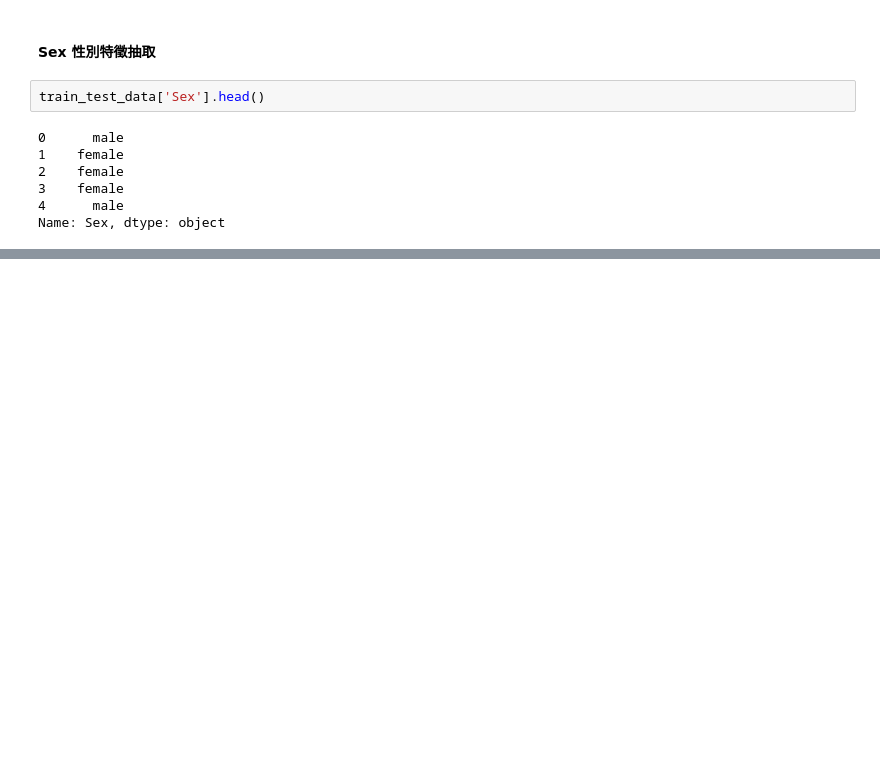
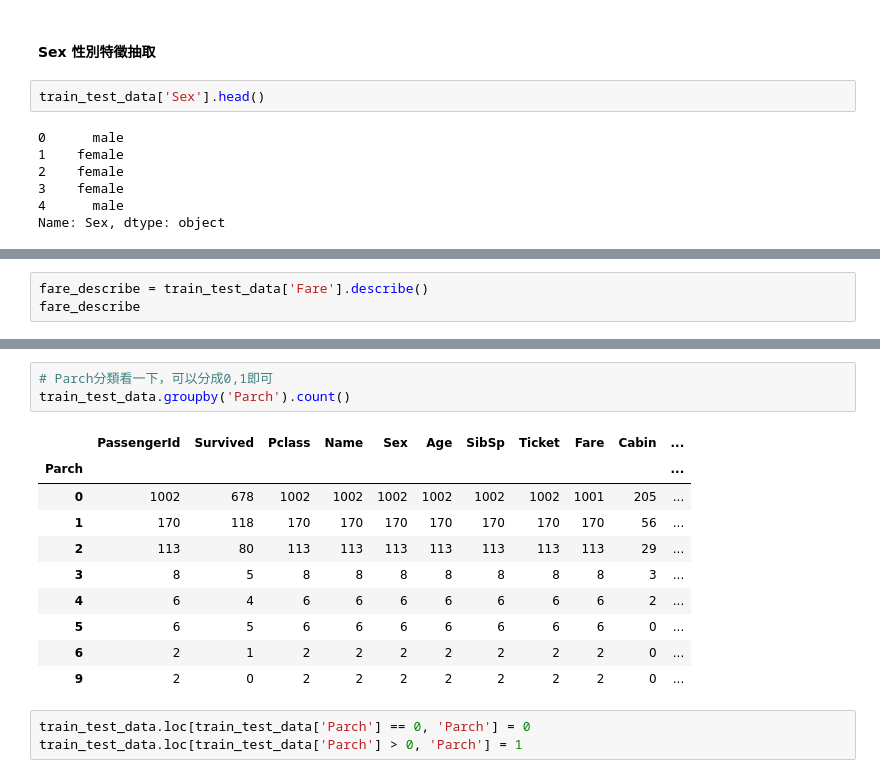
Before and after one commit to erikson0611/Titanic, a Jupyter notebook: titanic.ipynb, the cells around one changed output, grey strips where cells are left out. Saved outputs shown, nothing was run; the diff lists cells and outputs as text; blank space fills up the shorter version.

```diff
--- a/titanic.ipynb
+++ b/titanic.ipynb
@@ -398,0 +501,3 @@ TypeError: string indices must be integers
+# %%
+fare_describe = train_test_data['Fare'].describe()
+fare_describe
@@ -398,0 +588,17 @@ TypeError: string indices must be integers
+# %%
+# Parch分類看一下，可以分成0,1即可
+train_test_data.groupby('Parch').count()
+# %% [output]
+|  | PassengerId | Survived | Pclass | Name | Sex | Age | SibSp | Ticket | Fare | Cabin | ... |
+| Parch |  |  |  |  |  |  |  |  |  |  | ... |
+| 0 | 1002 | 678 | 1002 | 1002 | 1002 | 1002 | 1002 | 1002 | 1001 | 205 | ... |
+| 1 | 170 | 118 | 170 | 170 | 170 | 170 | 170 | 170 | 170 | 56 | ... |
+| 2 | 113 | 80 | 113 | 113 | 113 | 113 | 113 | 113 | 113 | 29 | ... |
+| 3 | 8 | 5 | 8 | 8 | 8 | 8 | 8 | 8 | 8 | 3 | ... |
+| 4 | 6 | 4 | 6 | 6 | 6 | 6 | 6 | 6 | 6 | 2 | ... |
+| 5 | 6 | 5 | 6 | 6 | 6 | 6 | 6 | 6 | 6 | 0 | ... |
+| 6 | 2 | 1 | 2 | 2 | 2 | 2 | 2 | 2 | 2 | 0 | ... |
+| 9 | 2 | 0 | 2 | 2 | 2 | 2 | 2 | 2 | 2 | 0 | ... |
+# %%
+train_test_data.loc[train_test_data['Parch'] == 0, 'Parch'] = 0
+train_test_data.loc[train_test_data['Parch'] > 0, 'Parch'] = 1
```
Also changed, not shown: parts of 31 cells of this notebook.
